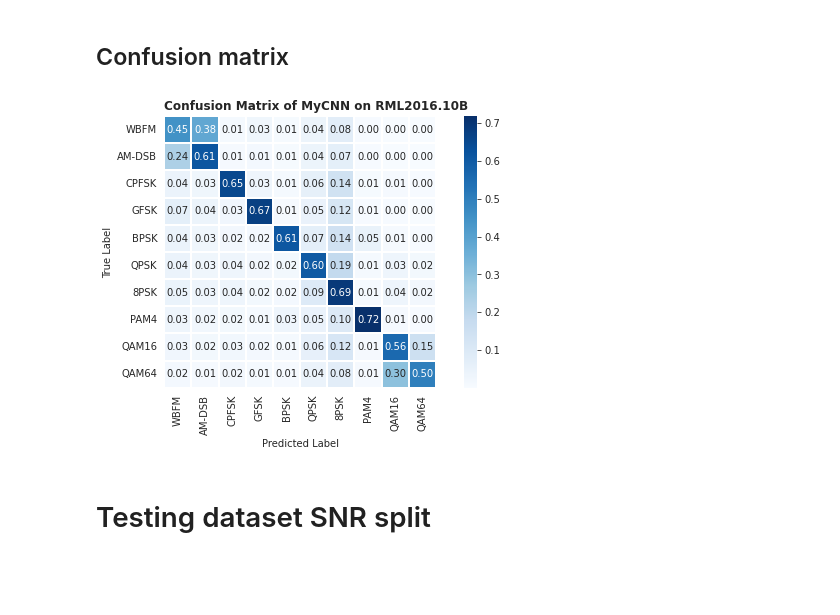
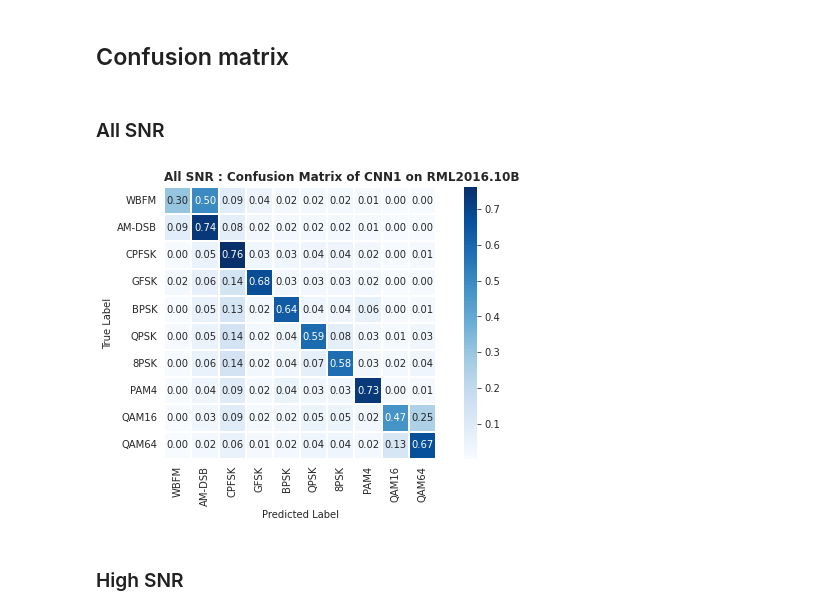
Before and after one commit to YairYarden/DeepCascadingAMC, a Jupyter notebook: Ex1.ipynb, the cells around one changed output. Drawn from its saved outputs; the diff is of its cells as text; code cells hidden in the pictures; blank space fills up the shorter version.

Commit message:
Train 3 models on each SNR group & test results

```diff
--- a/Ex1.ipynb
+++ b/Ex1.ipynb
@@ -477,0 +623,13 @@ plt.show()
+# %%
+acc_vs_snr, snr = compute_accuracy_on_cross_sections(model=model_highSNR,
+                                                     data=test_high_snr,
+                                                     le=le,
+                                                     column="SNR")
+
+title = "High SNR : Accuracy vs SNR of {model_name} on {dataset_name}".format(model_name="CNN1", dataset_name="RML2016.10B")
+fig = plot_acc_vs_snr(acc_vs_snr=acc_vs_snr, snr=snr, title=title)
+if fig_dir is not None:
+    file_path = "{fig_dir}/highSNR_acc_vs_snr.pdf"
+    print("Saving Figure -> {file_path}".format(file_path=file_path))
+    fig.savefig(file_path, format="pdf", transparent=True)
+plt.show()
@@ -477,0 +641,13 @@ plt.show()
+# %%
+acc_vs_snr, snr = compute_accuracy_on_cross_sections(model=model_medSNR,
+                                                     data=test_med_snr,
+                                                     le=le,
+                                                     column="SNR")
+
+title = "Medium SNR : Accuracy vs SNR of {model_name} on {dataset_name}".format(model_name="CNN1", dataset_name="RML2016.10B")
+fig = plot_acc_vs_snr(acc_vs_snr=acc_vs_snr, snr=snr, title=title)
+if fig_dir is not None:
+    file_path = "{fig_dir}/medSNR_acc_vs_snr.pdf"
+    print("Saving Figure -> {file_path}".format(file_path=file_path))
+    fig.savefig(file_path, format="pdf", transparent=True)
+plt.show()
@@ -477,0 +658,13 @@ plt.show()
+# %%
+acc_vs_snr, snr = compute_accuracy_on_cross_sections(model=model_lowSNR,
+                                                     data=test_low_snr,
+                                                     le=le,
+                                                     column="SNR")
+
+title = "Low SNR : Accuracy vs SNR of {model_name} on {dataset_name}".format(model_name="CNN1", dataset_name="RML2016.10B")
+fig = plot_acc_vs_snr(acc_vs_snr=acc_vs_snr, snr=snr, title=title)
+if fig_dir is not None:
+    file_path = "{fig_dir}/lowSNR_acc_vs_snr.pdf"
+    print("Saving Figure -> {file_path}".format(file_path=file_path))
+    fig.savefig(file_path, format="pdf", transparent=True)
+plt.show()
@@ -478,16 +673,18 @@ plt.show()
 # %% [markdown]
 ## Confusion matrix
+# %% [markdown]
+### All SNR
 # %%
-cmn = compute_confusion(model=model, data=test, le=le)
+cmn = compute_confusion(model=model_allSNR, data=test, le=le)
 
-title = "Confusion Matrix of {model_name} on {dataset_name}".format(model_name="MyCNN", dataset_name="RML2016.10B")
+title = "All SNR : Confusion Matrix of {model_name} on {dataset_name}".format(model_name="CNN1", dataset_name="RML2016.10B")
 fig = plot_confusion(cm=cmn, labels=le.labels, title=title)
 if fig_dir is not None:
-    file_path = "{fig_dir}/confusion_matrix.pdf"
+    file_path = "{fig_dir}/allSNR_confusion_matrix.pdf"
     print("Saving Figure -> {file_path}".format(file_path=file_path))
     fig.savefig(file_path, format="pdf", transparent=True)
 plt.show()
 # %% [output]
-[figure, old version]
+[figure, new version]
 # %% [markdown]
-# Testing dataset SNR split
+### High SNR
```
Also changed, not shown: parts of 47 cells of this notebook.
